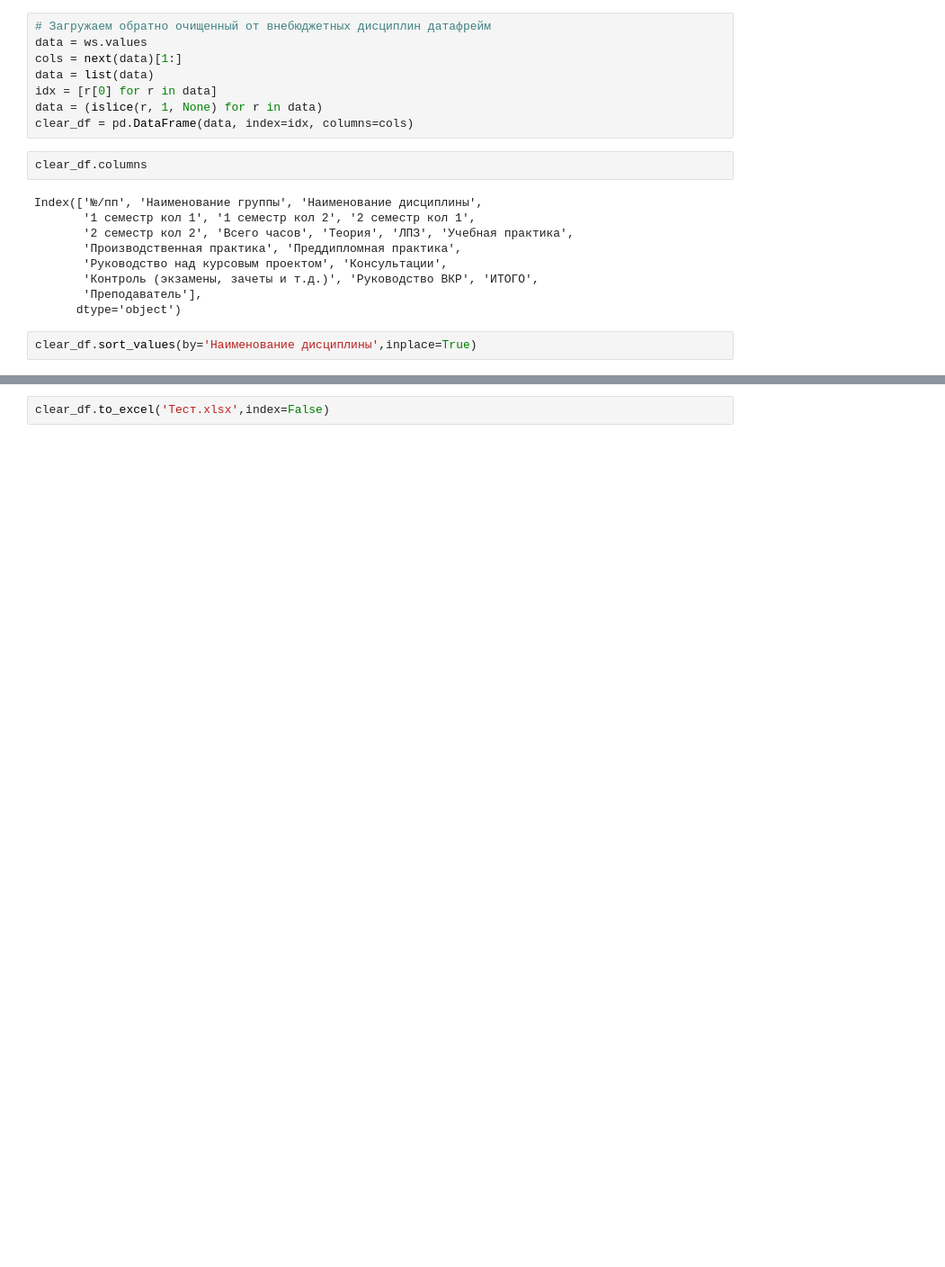
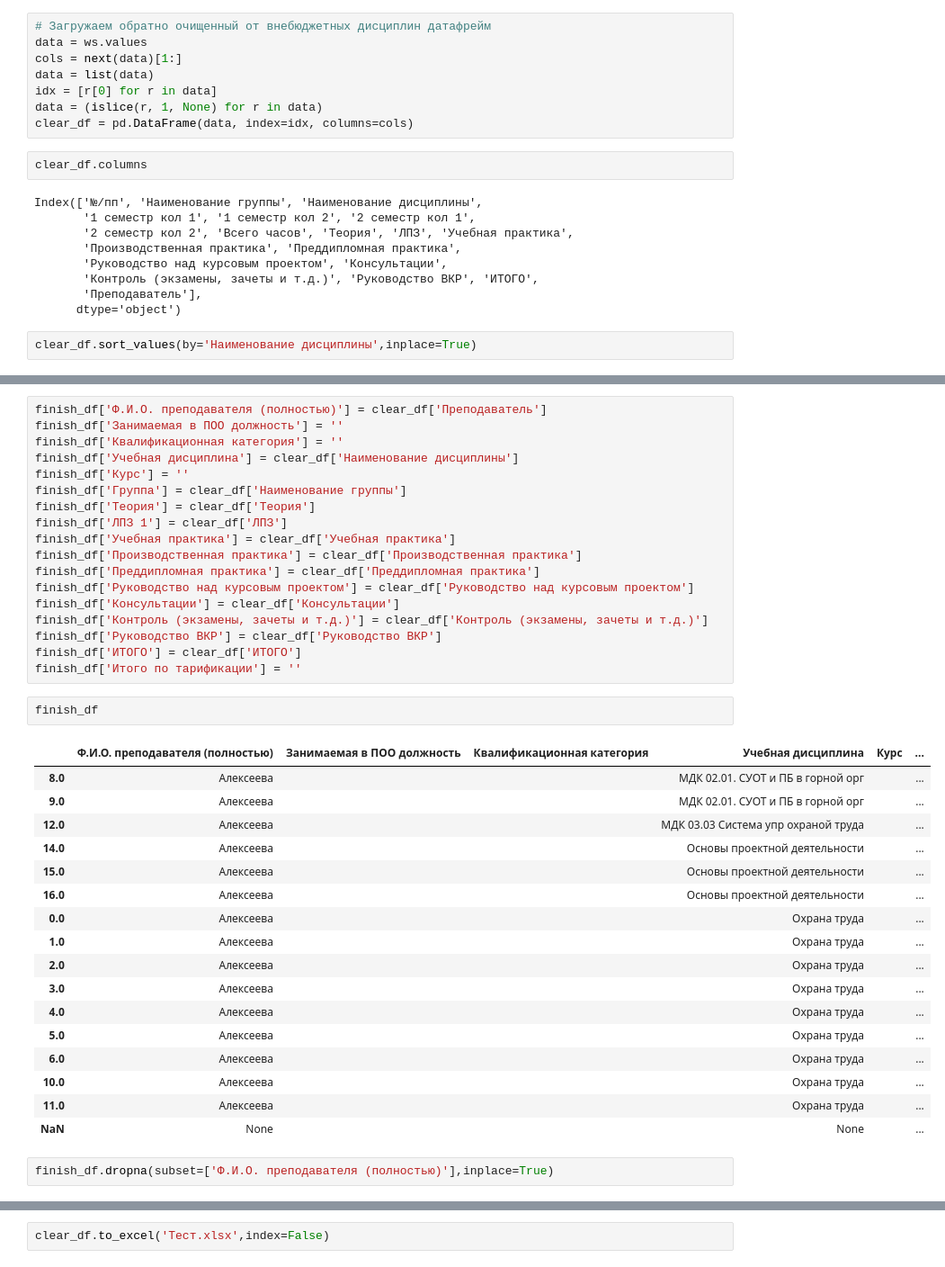
Before and after one commit to t0r1n88/Vesta, a Jupyter notebook: tarif_3form_to_6.ipynb, the cells around one changed output, grey strips where cells are left out. Shown at 90% size. Cells and saved outputs as stored; diff of their text form; blank space fills up the shorter version.

```diff
--- a/tarif_3form_to_6.ipynb
+++ b/tarif_3form_to_6.ipynb
@@ -78,0 +103,40 @@ clear_df.sort_values(by='Наименование дисциплины',inplace=
+# %%
+finish_df['Ф.И.О. преподавателя (полностью)'] = clear_df['Преподаватель']
+finish_df['Занимаемая в ПОО должность'] = ''
+finish_df['Квалификационная категория'] = ''
+finish_df['Учебная дисциплина'] = clear_df['Наименование дисциплины']
+finish_df['Курс'] = ''
+finish_df['Группа'] = clear_df['Наименование группы']
+finish_df['Теория'] = clear_df['Теория']
+finish_df['ЛПЗ 1'] = clear_df['ЛПЗ']
+finish_df['Учебная практика'] = clear_df['Учебная практика']
+finish_df['Производственная практика'] = clear_df['Производственная практика']
+finish_df['Преддипломная практика'] = clear_df['Преддипломная практика']
+finish_df['Руководство над курсовым проектом'] = clear_df['Руководство над курсовым проектом']
+finish_df['Консультации'] = clear_df['Консультации']
+finish_df['Контроль (экзамены, зачеты и т.д.)'] = clear_df['Контроль (экзамены, зачеты и т.д.)']
+finish_df['Руководство ВКР'] = clear_df['Руководство ВКР']
+finish_df['ИТОГО'] = clear_df['ИТОГО']
+finish_df['Итого по тарификации'] = ''
+# %%
+finish_df
+# %% [output]
+|  | Ф.И.О. преподавателя (полностью) | Занимаемая в ПОО должность | Квалификационная категория | Учебная дисциплина | Курс | ... |
+| 8.0 | Алексеева |  |  | МДК 02.01. СУОТ и ПБ в горной орг |  | ... |
+| 9.0 | Алексеева |  |  | МДК 02.01. СУОТ и ПБ в горной орг |  | ... |
+| 12.0 | Алексеева |  |  | МДК 03.03 Система упр охраной труда |  | ... |
+| 14.0 | Алексеева |  |  | Основы проектной деятельности |  | ... |
+| 15.0 | Алексеева |  |  | Основы проектной деятельности |  | ... |
+| 16.0 | Алексеева |  |  | Основы проектной деятельности |  | ... |
+| 0.0 | Алексеева |  |  | Охрана труда |  | ... |
+| 1.0 | Алексеева |  |  | Охрана труда |  | ... |
+| 2.0 | Алексеева |  |  | Охрана труда |  | ... |
+| 3.0 | Алексеева |  |  | Охрана труда |  | ... |
+| 4.0 | Алексеева |  |  | Охрана труда |  | ... |
+| 5.0 | Алексеева |  |  | Охрана труда |  | ... |
+| 6.0 | Алексеева |  |  | Охрана труда |  | ... |
+| 10.0 | Алексеева |  |  | Охрана труда |  | ... |
+| 11.0 | Алексеева |  |  | Охрана труда |  | ... |
+| NaN | None |  |  | None |  | ... |
+# %%
+finish_df.dropna(subset=['Ф.И.О. преподавателя (полностью)'],inplace=True)
```
Also changed, not shown: parts of 8 cells of this notebook.
